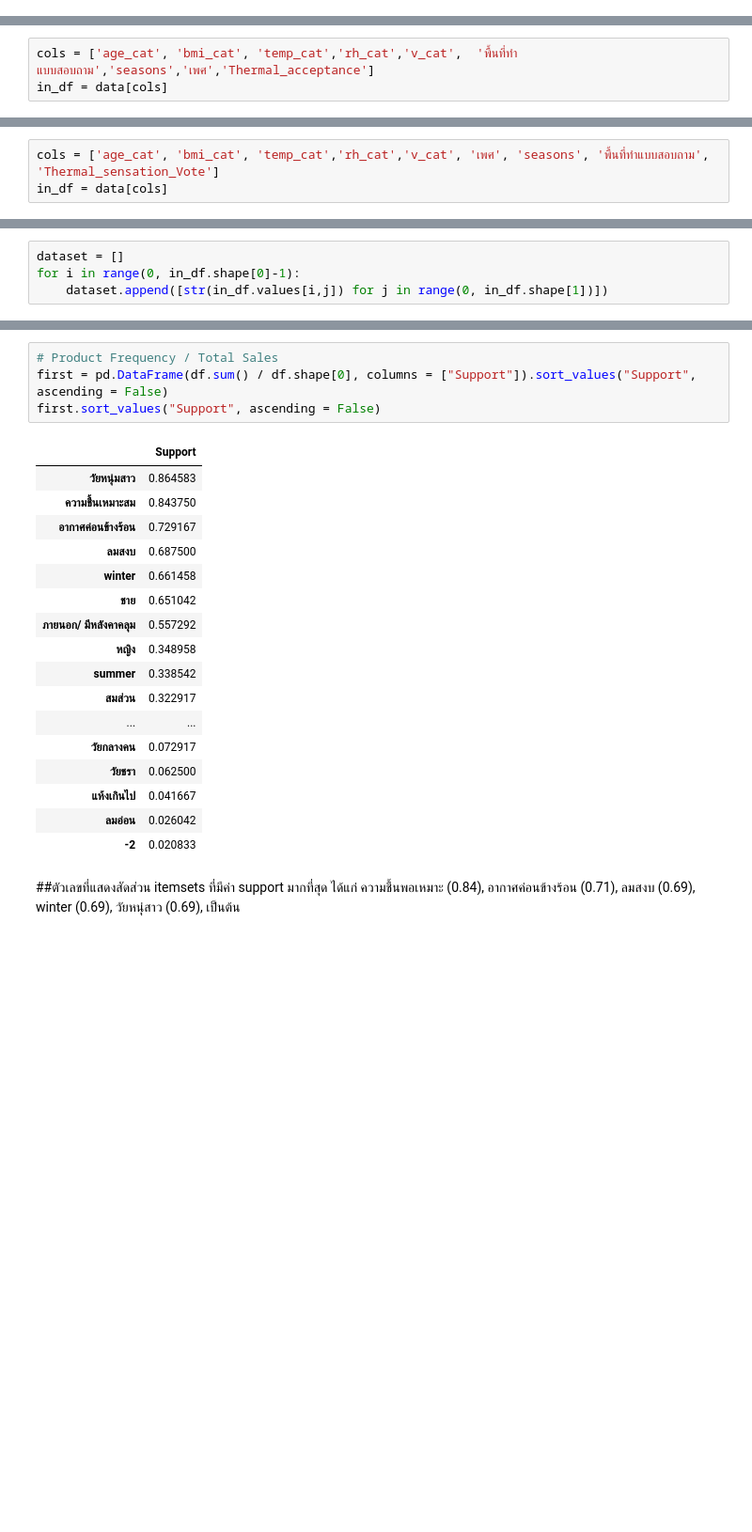
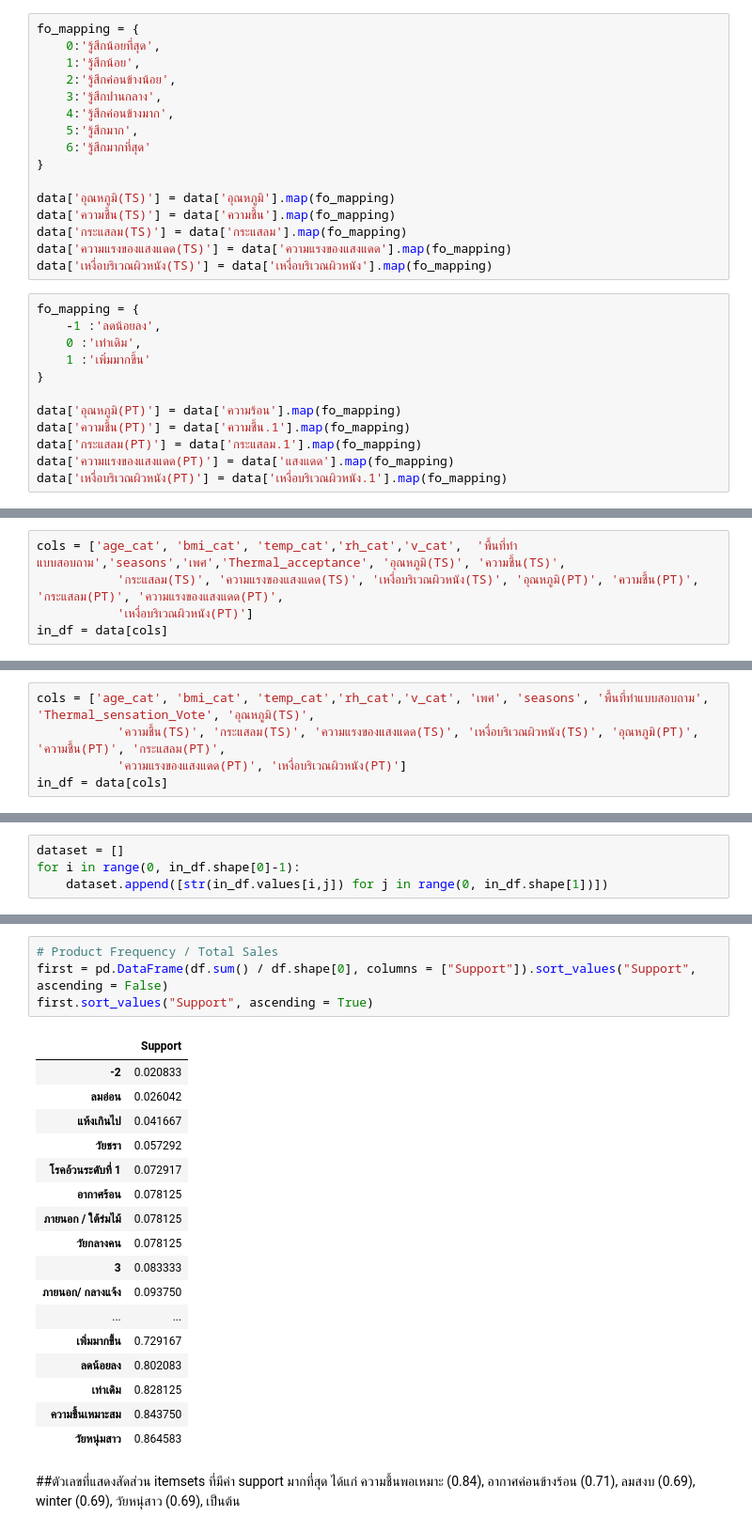
Before and after one commit to Buntariga2545/Project, a Jupyter notebook: Association_Rules_แก้ล่าสุด.ipynb, the cells around one changed output, grey strips where cells are left out. Shown at 94% size. Drawn from its saved outputs; the diff is of its cells as text; blank space fills up the shorter version.

```diff
--- a/Association_Rules_แก้ล่าสุด.ipynb
+++ b/Association_Rules_แก้ล่าสุด.ipynb
@@ -426,3 +474,31 @@ Data columns (total 34 columns):
  33  temp_cat                193 non-null    object
 dtypes: datetime64[ns](1), float64(10), int64(13), object(10)
 memory usage: 51.4+ KB
+# %%
+fo_mapping = {
+    0:'รู้สึกน้อยที่สุด',
+    1:'รู้สึกน้อย',
+    2:'รู้สึกค่อนข้างน้อย',
+    3:'รู้สึกปานกลาง',
+    4:'รู้สึกค่อนข้างมาก',
+    5:'รู้สึกมาก',
+    6:'รู้สึกมากที่สุด'
+}
+
+data['อุณหภูมิ(TS)'] = data['อุณหภูมิ'].map(fo_mapping)
+data['ความชื้น(TS)'] = data['ความชื้น'].map(fo_mapping)
+data['กระแสลม(TS)'] = data['กระแสลม'].map(fo_mapping)
+data['ความแรงของแสงแดด(TS)'] = data['ความแรงของแสงแดด'].map(fo_mapping)
+data['เหงื่อบริเวณผิวหนัง(TS)'] = data['เหงื่อบริเวณผิวหนัง'].map(fo_mapping)
+# %%
+fo_mapping = {
+    -1 :'ลดน้อยลง',
+    0 :'เท่าเดิม',
+    1 :'เพิ่มมากขึ้น'
+}
+
+data['อุณหภูมิ(PT)'] = data['ความร้อน'].map(fo_mapping)
+data['ความชื้น(PT)'] = data['ความชื้น.1'].map(fo_mapping)
+data['กระแสลม(PT)'] = data['กระแสลม.1'].map(fo_mapping)
+data['ความแรงของแสงแดด(PT)'] = data['แสงแดด'].map(fo_mapping)
+data['เหงื่อบริเวณผิวหนัง(PT)'] = data['เหงื่อบริเวณผิวหนัง.1'].map(fo_mapping)
@@ -429,7 +535,9 @@ memory usage: 51.4+ KB
 # %% [markdown]
 ##Thermal acceptance
 # %%
-cols = ['age_cat', 'bmi_cat', 'temp_cat','rh_cat','v_cat',  'พื้นที่ทำแบบสอบถาม','seasons','เพศ','Thermal_acceptance']
+cols = ['age_cat', 'bmi_cat', 'temp_cat','rh_cat','v_cat',  'พื้นที่ทำแบบสอบถาม','seasons','เพศ','Thermal_acceptance', 'อุณหภูมิ(TS)', 'ความชื้น(TS)',
+           'กระแสลม(TS)', 'ความแรงของแสงแดด(TS)', 'เหงื่อบริเวณผิวหนัง(TS)', 'อุณหภูมิ(PT)', 'ความชื้น(PT)', 'กระแสลม(PT)', 'ความแรงของแสงแดด(PT)',
+           'เหงื่อบริเวณผิวหนัง(PT)']
 in_df = data[cols]
 # %%
 in_df.head()
@@ -752,7 +875,9 @@ frequent_conf7
 # %% [markdown]
 ##Thermal sensation Vote
 # %%
-cols = ['age_cat', 'bmi_cat', 'temp_cat','rh_cat','v_cat', 'เพศ', 'seasons', 'พื้นที่ทำแบบสอบถาม', 'Thermal_sensation_Vote']
+cols = ['age_cat', 'bmi_cat', 'temp_cat','rh_cat','v_cat', 'เพศ', 'seasons', 'พื้นที่ทำแบบสอบถาม', 'Thermal_sensation_Vote', 'อุณหภูมิ(TS)',
+           'ความชื้น(TS)', 'กระแสลม(TS)', 'ความแรงของแสงแดด(TS)', 'เหงื่อบริเวณผิวหนัง(TS)', 'อุณหภูมิ(PT)', 'ความชื้น(PT)', 'กระแสลม(PT)',
+           'ความแรงของแสงแดด(PT)', 'เหงื่อบริเวณผิวหนัง(PT)']
 in_df = data[cols]
 # %%
 in_df.head()
@@ -783,25 +908,25 @@ df.head()
 # %%
 # Product Frequency / Total Sales
 first = pd.DataFrame(df.sum() / df.shape[0], columns = ["Support"]).sort_values("Support", ascending = False)
-first.sort_values("Support", ascending = False)
+first.sort_values("Support", ascending = True)
 # %% [output]
 |  | Support |
+| -2 | 0.020833 |
+| ลมอ่อน | 0.026042 |
+| แห้งเกินไป | 0.041667 |
+| วัยชรา | 0.057292 |
+| โรคอ้วนระดับที่ 1 | 0.072917 |
+| อากาศร้อน | 0.078125 |
+| ภายนอก / ใต้ร่มไม้ | 0.078125 |
+| วัยกลางคน | 0.078125 |
+| 3 | 0.083333 |
+| ภายนอก/ กลางแจ้ง | 0.093750 |
+| ... | ... |
+| เพิ่มมากขึ้น | 0.729167 |
+| ลดน้อยลง | 0.802083 |
+| เท่าเดิม | 0.828125 |
+| ความชื้นเหมาะสม | 0.843750 |
 | วัยหนุ่มสาว | 0.864583 |
-| ความชื้นเหมาะสม | 0.843750 |
-| อากาศค่อนข้างร้อน | 0.729167 |
-| ลมสงบ | 0.687500 |
-| winter | 0.661458 |
-| ชาย | 0.651042 |
-| ภายนอก/ มีหลังคาคลุม | 0.557292 |
-| หญิง | 0.348958 |
-| summer | 0.338542 |
-| สมส่วน | 0.322917 |
-| ... | ... |
-| วัยกลางคน | 0.072917 |
-| วัยชรา | 0.062500 |
-| แห้งเกินไป | 0.041667 |
-| ลมอ่อน | 0.026042 |
-| -2 | 0.020833 |
 # %% [markdown]
 ##ตัวเลขที่แสดงสัดส่วน itemsets ที่มีค่า support มากที่สุด ได้แก่ ความชื้นพอเหมาะ (0.84), อากาศค่อนข้างร้อน (0.71), ลมสงบ (0.69), winter (0.69), วัยหนุ่สาว (0.69), เป็นต้น
 # %% [markdown]
```
Also changed, not shown: parts of 61 cells of this notebook.
